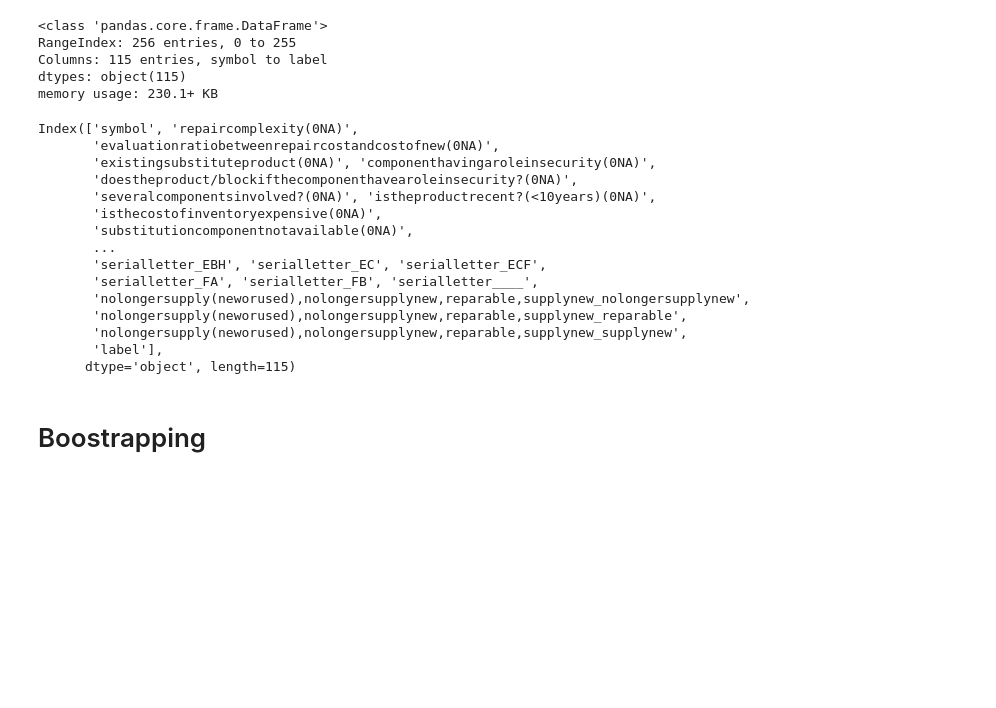
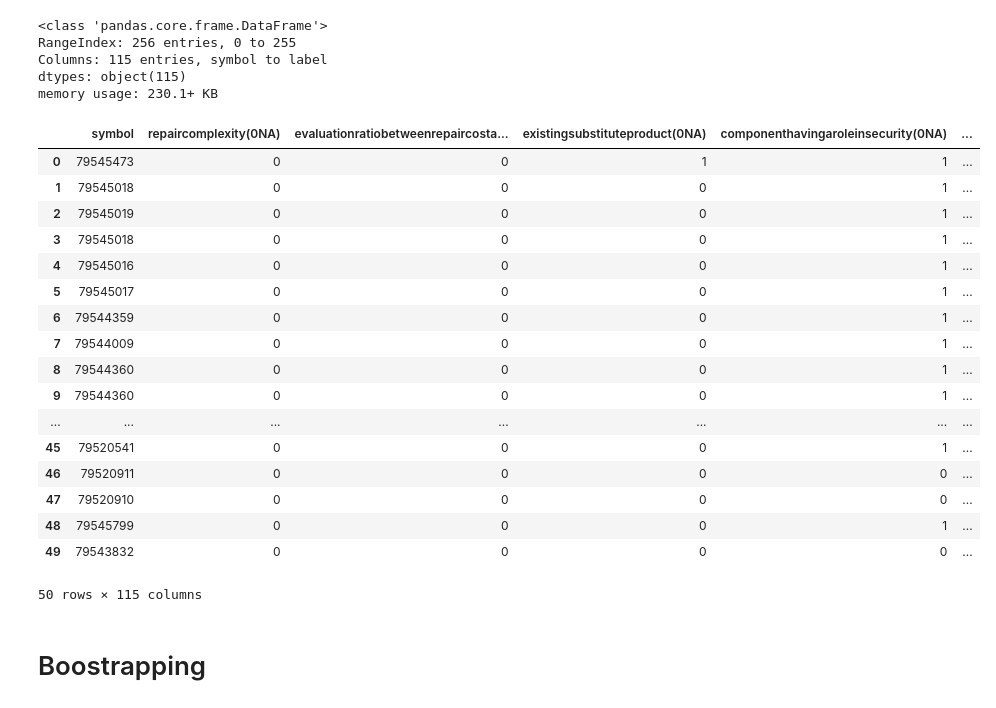
Before and after one commit to coupsim/PSYN_SNCF, a Jupyter notebook: Random_Forest_scratch.ipynb, the cells around one changed output. Saved outputs shown, nothing was run; the diff lists cells and outputs as text; code cells hidden in the pictures; blank space fills up the shorter version.

```diff
--- a/Random_Forest_scratch.ipynb
+++ b/Random_Forest_scratch.ipynb
@@ -165,22 +165,26 @@ dtypes: object(115)
 memory usage: 230.1+ KB
 # %%
 df_train.columns
+df_test.iloc[:50]
 # %% [output]
+|  | symbol | repaircomplexity(0NA) | evaluationratiobetweenrepaircosta... | existingsubstituteproduct(0NA) | componenthavingaroleinsecurity(0NA) | ... |
+| 0 | 79545473 | 0 | 0 | 1 | 1 | ... |
+| 1 | 79545018 | 0 | 0 | 0 | 1 | ... |
+| 2 | 79545019 | 0 | 0 | 0 | 1 | ... |
+| 3 | 79545018 | 0 | 0 | 0 | 1 | ... |
+| 4 | 79545016 | 0 | 0 | 0 | 1 | ... |
+| 5 | 79545017 | 0 | 0 | 0 | 1 | ... |
+| 6 | 79544359 | 0 | 0 | 0 | 1 | ... |
+| 7 | 79544009 | 0 | 0 | 0 | 1 | ... |
+| 8 | 79544360 | 0 | 0 | 0 | 1 | ... |
+| 9 | 79544360 | 0 | 0 | 0 | 1 | ... |
+| ... | ... | ... | ... | ... | ... | ... |
+| 45 | 79520541 | 0 | 0 | 0 | 1 | ... |
+| 46 | 79520911 | 0 | 0 | 0 | 0 | ... |
+| 47 | 79520910 | 0 | 0 | 0 | 0 | ... |
+| 48 | 79545799 | 0 | 0 | 0 | 1 | ... |
+| 49 | 79543832 | 0 | 0 | 0 | 0 | ... |
-Index(['symbol', 'repaircomplexity(0NA)',
-       'evaluationratiobetweenrepaircostandcostofnew(0NA)',
-       'existingsubstituteproduct(0NA)', 'componenthavingaroleinsecurity(0NA)',
-       'doestheproduct/blockifthecomponenthavearoleinsecurity?(0NA)',
-       'severalcomponentsinvolved?(0NA)', 'istheproductrecent?(<10years)(0NA)',
-       'isthecostofinventoryexpensive(0NA)',
-       'substitutioncomponentnotavailable(0NA)',
-       ...
-       'serialletter_EBH', 'serialletter_EC', 'serialletter_ECF',
-       'serialletter_FA', 'serialletter_FB', 'serialletter____',
-       'nolongersupply(neworused),nolongersupplynew,reparable,supplynew_nolongersupplynew',
-       'nolongersupply(neworused),nolongersupplynew,reparable,supplynew_reparable',
-       'nolongersupply(neworused),nolongersupplynew,reparable,supplynew_supplynew',
-       'label'],
-      dtype='object', length=115)
+50 rows × 115 columns
 # %% [markdown]
 # Boostrapping
 # %%
```
Also changed, not shown: parts of 12 cells of this notebook.
